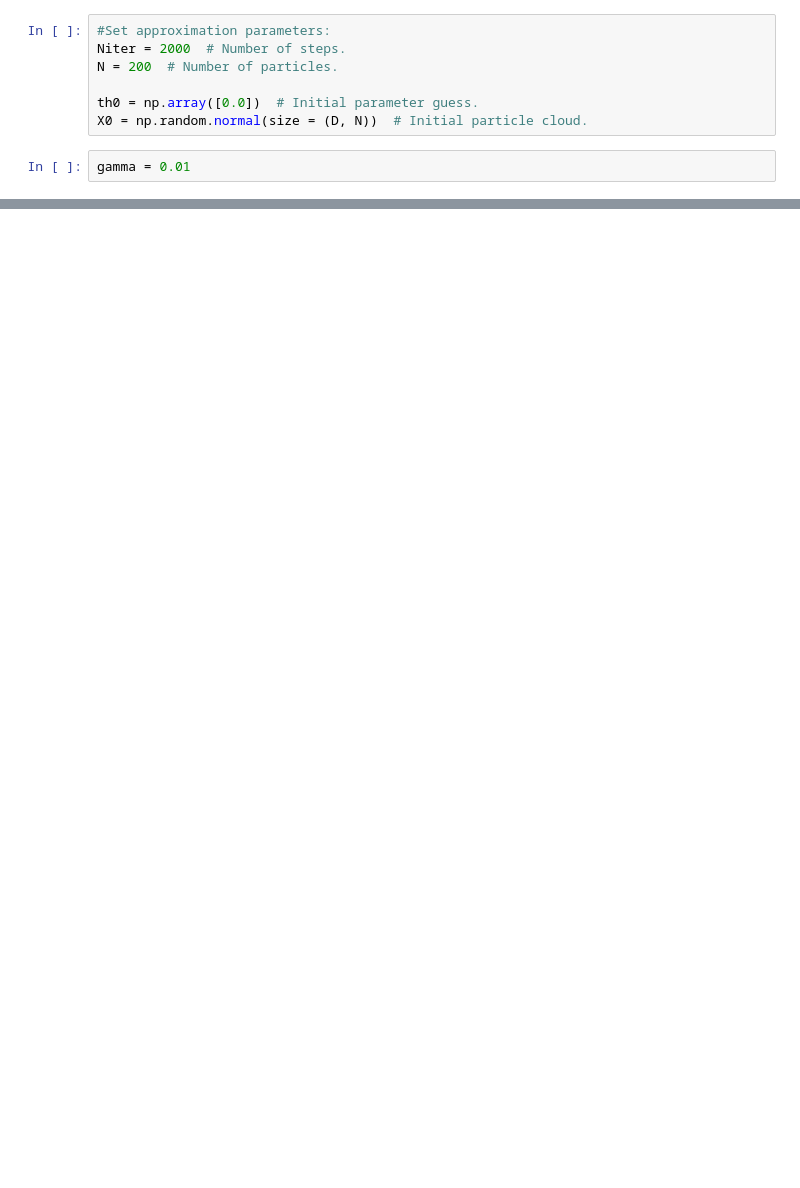
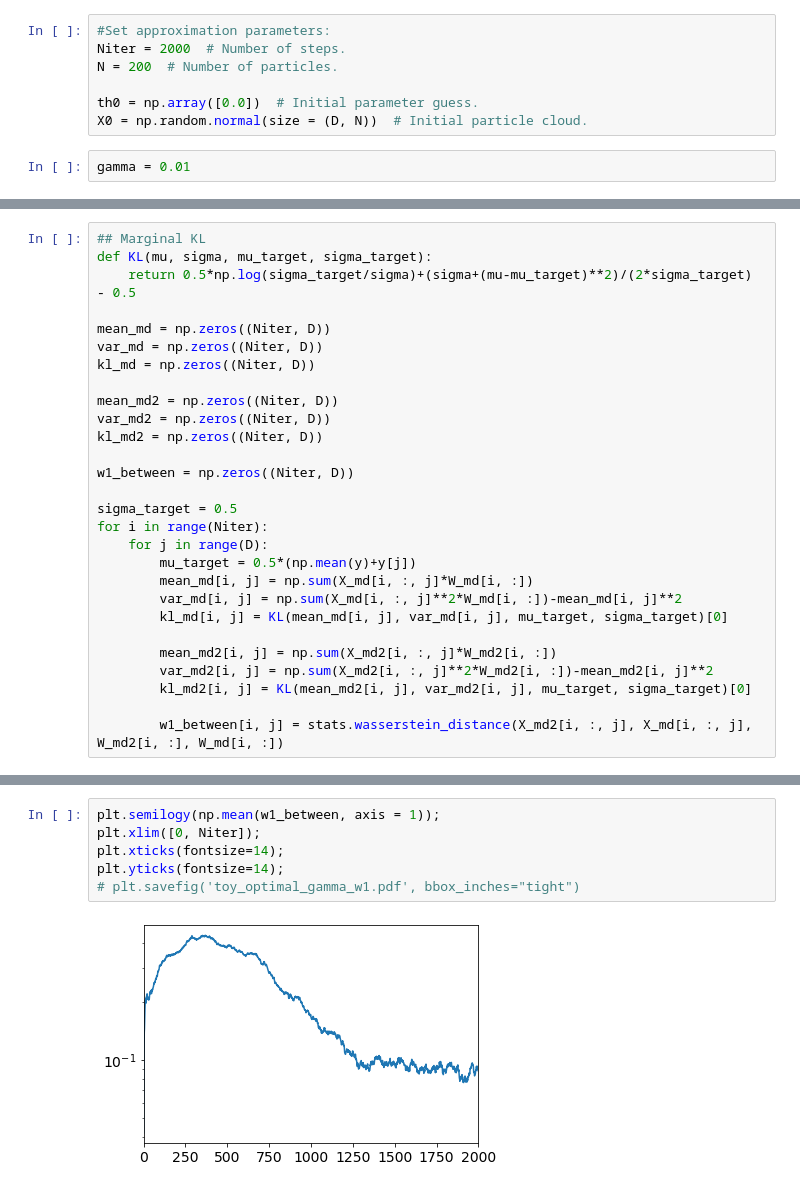
Before and after one commit to FrancescaCrucinio/MD_LVM, a Jupyter notebook: ToyGaussian_comparison.ipynb, the cells around one changed output, grey strips where cells are left out. Saved outputs shown, nothing was run; the diff lists cells and outputs as text; blank space fills up the shorter version.

```diff
--- a/ToyGaussian_comparison.ipynb
+++ b/ToyGaussian_comparison.ipynb
@@ -103,0 +145,28 @@ plt.yticks(fontsize=14)
+# %%
+## Marginal KL
+def KL(mu, sigma, mu_target, sigma_target):
+    return 0.5*np.log(sigma_target/sigma)+(sigma+(mu-mu_target)**2)/(2*sigma_target) - 0.5
+
+mean_md = np.zeros((Niter, D))
+var_md = np.zeros((Niter, D))
+kl_md = np.zeros((Niter, D))
+
+mean_md2 = np.zeros((Niter, D))
+var_md2 = np.zeros((Niter, D))
+kl_md2 = np.zeros((Niter, D))
+
+w1_between = np.zeros((Niter, D))
+
+sigma_target = 0.5
+for i in range(Niter):
+    for j in range(D):
+        mu_target = 0.5*(np.mean(y)+y[j])
+        mean_md[i, j] = np.sum(X_md[i, :, j]*W_md[i, :])
+        var_md[i, j] = np.sum(X_md[i, :, j]**2*W_md[i, :])-mean_md[i, j]**2
+        kl_md[i, j] = KL(mean_md[i, j], var_md[i, j], mu_target, sigma_target)[0]
+
+        mean_md2[i, j] = np.sum(X_md2[i, :, j]*W_md2[i, :])
+        var_md2[i, j] = np.sum(X_md2[i, :, j]**2*W_md2[i, :])-mean_md2[i, j]**2
+        kl_md2[i, j] = KL(mean_md2[i, j], var_md2[i, j], mu_target, sigma_target)[0]
+
+        w1_between[i, j] = stats.wasserstein_distance(X_md2[i, :, j], X_md[i, :, j], W_md2[i, :], W_md[i, :])
@@ -103,0 +183,8 @@ plt.yticks(fontsize=14)
+# %%
+plt.semilogy(np.mean(w1_between, axis = 1));
+plt.xlim([0, Niter]);
+plt.xticks(fontsize=14);
+plt.yticks(fontsize=14);
+# plt.savefig('toy_optimal_gamma_w1.pdf', bbox_inches="tight")
+# %% [output]
+[figure, added]
```
Also changed, not shown: parts of 13 cells of this notebook, 2 other files.
